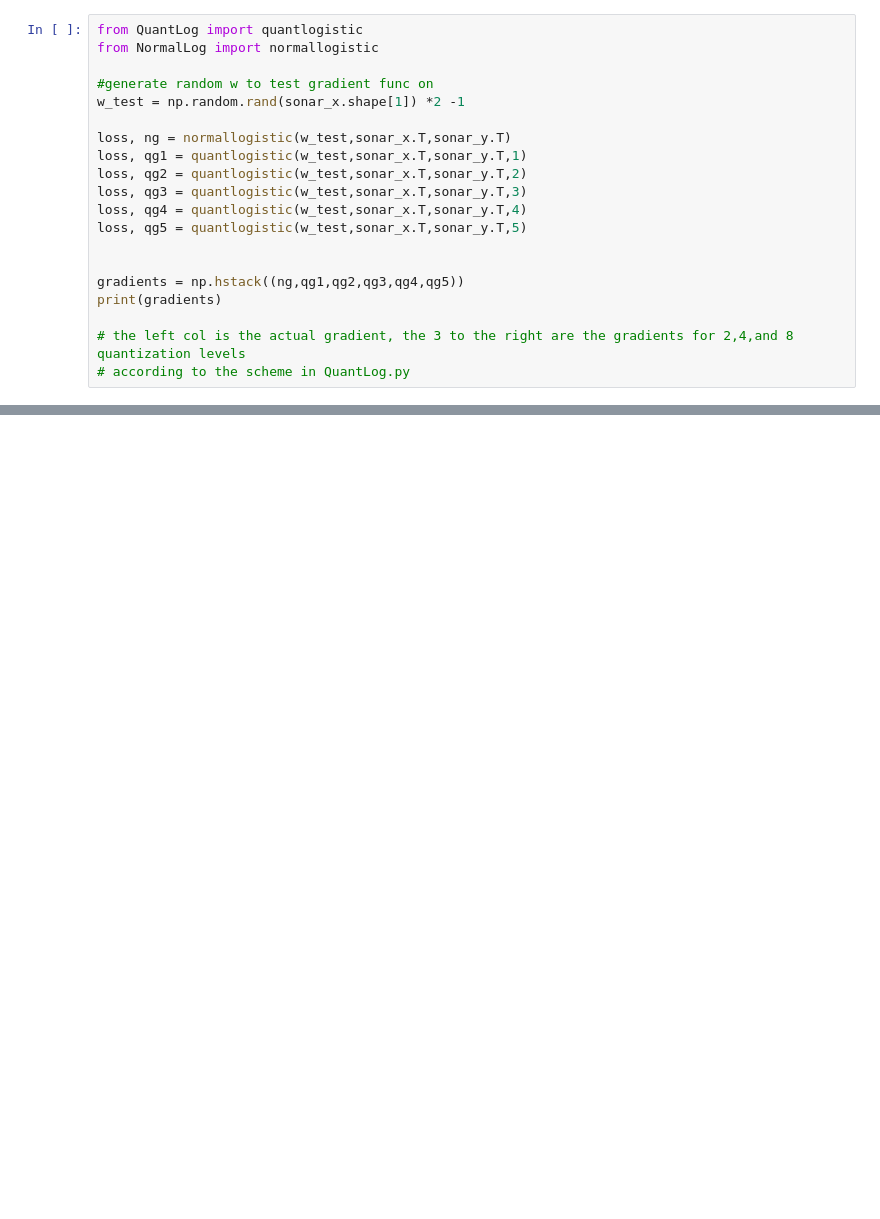
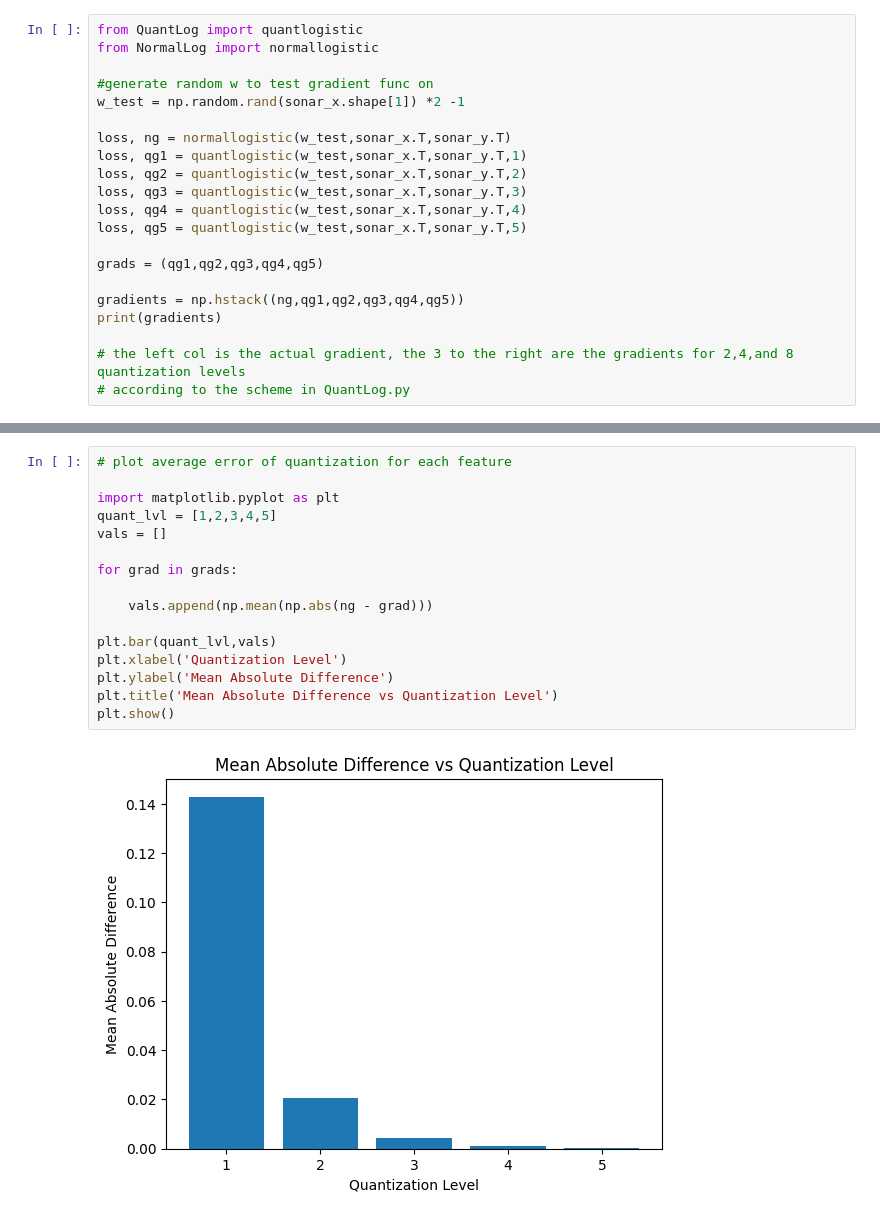
Before and after one commit to willem-strydom/test_quant_log, a Jupyter notebook: nov_8th.ipynb, the cells around one changed output, grey strips where cells are left out. Saved outputs shown, nothing was run; the diff lists cells and outputs as text; blank space fills up the shorter version.

```diff
--- a/nov_8th.ipynb
+++ b/nov_8th.ipynb
@@ -52,6 +52,7 @@ loss, qg3 = quantlogistic(w_test,sonar_x.T,sonar_y.T,3)
 loss, qg4 = quantlogistic(w_test,sonar_x.T,sonar_y.T,4)
 loss, qg5 = quantlogistic(w_test,sonar_x.T,sonar_y.T,5)
 
+grads = (qg1,qg2,qg3,qg4,qg5)
 
 gradients = np.hstack((ng,qg1,qg2,qg3,qg4,qg5))
 print(gradients)
@@ -78,0 +80,18 @@ print(gradients)
+# %%
+# plot average error of quantization for each feature
+
+import matplotlib.pyplot as plt
+quant_lvl = [1,2,3,4,5]
+vals = []
+
+for grad in grads:
+
+    vals.append(np.mean(np.abs(ng - grad)))
+
+plt.bar(quant_lvl,vals)
+plt.xlabel('Quantization Level')
+plt.ylabel('Mean Absolute Difference')
+plt.title('Mean Absolute Difference vs Quantization Level')
+plt.show()
+# %% [output]
+[figure, added]
```
Also changed, not shown: parts of 4 cells of this notebook, 5 other files.
